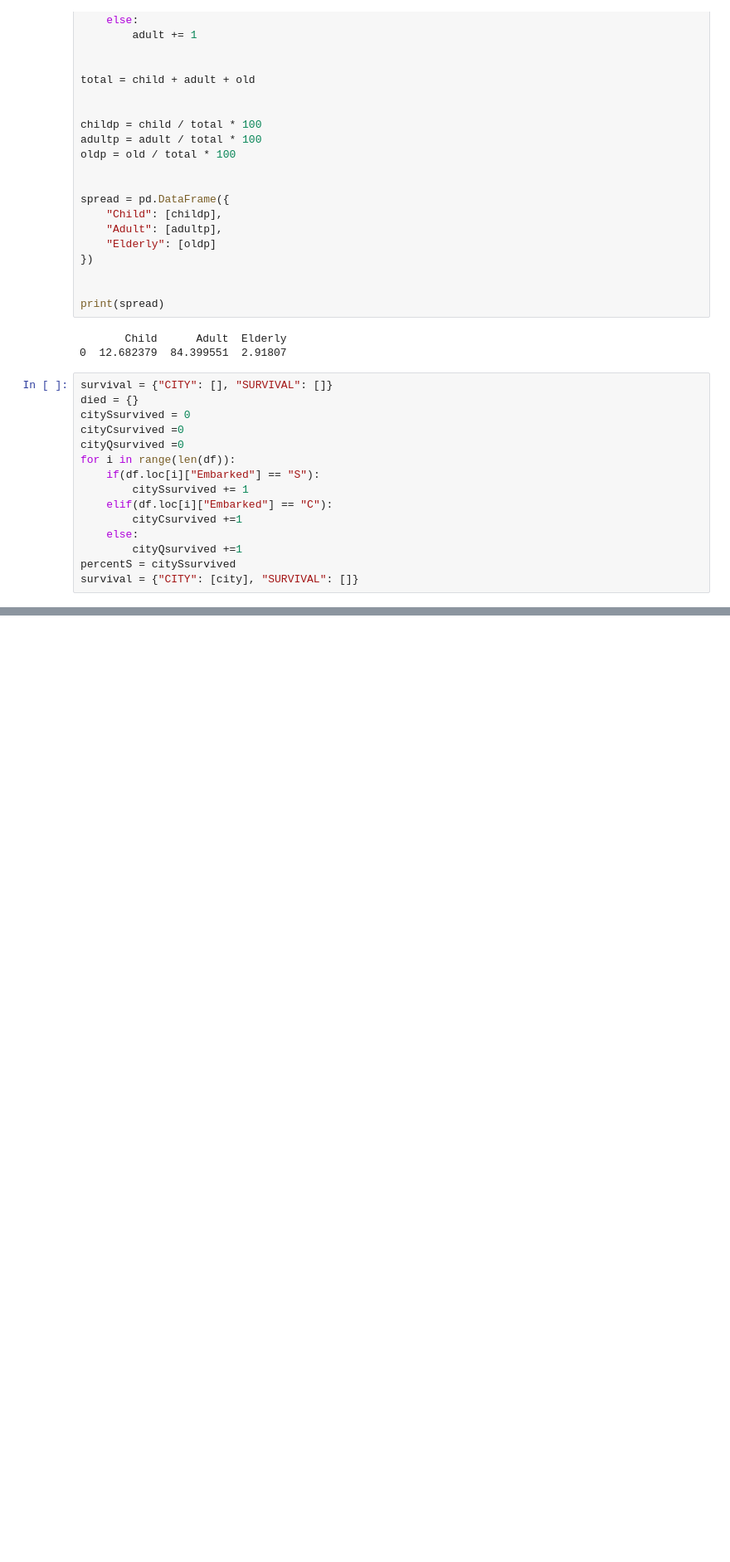
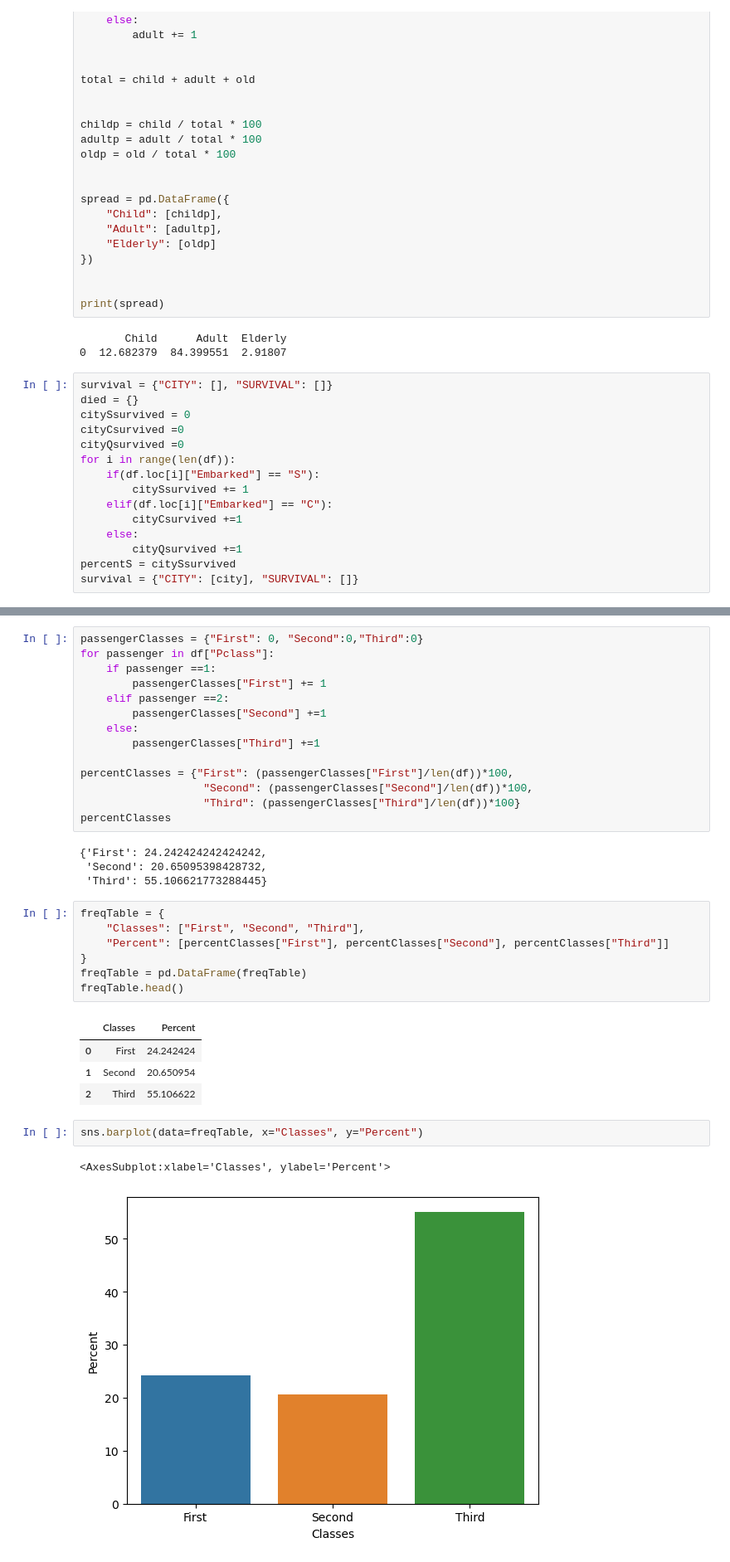
Before and after one commit to Bryce8/AI, a Jupyter notebook: Semester 1/Titanic/Tiotanic.ipynb, the cells around one changed output, grey strips where cells are left out. Shown at 83% size. Cells and saved outputs as stored; diff of their text form; blank space fills up the shorter version.

```diff
--- a/Semester 1/Titanic/Tiotanic.ipynb
+++ b/Semester 1/Titanic/Tiotanic.ipynb
@@ -331,0 +360,35 @@ printtable
+# %%
+passengerClasses = {"First": 0, "Second":0,"Third":0}
+for passenger in df["Pclass"]:
+    if passenger ==1:
+        passengerClasses["First"] += 1
+    elif passenger ==2:
+        passengerClasses["Second"] +=1
+    else:
+        passengerClasses["Third"] +=1
+
+percentClasses = {"First": (passengerClasses["First"]/len(df))*100,
+                   "Second": (passengerClasses["Second"]/len(df))*100,
+                   "Third": (passengerClasses["Third"]/len(df))*100}
+percentClasses
+# %% [output]
+{'First': 24.242424242424242,
+ 'Second': 20.65095398428732,
+ 'Third': 55.106621773288445}
+# %%
+freqTable = {
+    "Classes": ["First", "Second", "Third"],
+    "Percent": [percentClasses["First"], percentClasses["Second"], percentClasses["Third"]]
+}
+freqTable = pd.DataFrame(freqTable)
+freqTable.head()
+# %% [output]
+|  | Classes | Percent |
+| 0 | First | 24.242424 |
+| 1 | Second | 20.650954 |
+| 2 | Third | 55.106622 |
+# %%
+sns.barplot(data=freqTable, x="Classes", y="Percent")
+# %% [output]
+<AxesSubplot:xlabel='Classes', ylabel='Percent'>
+[figure, added]
```
Also changed, not shown: parts of 4 cells of this notebook.
